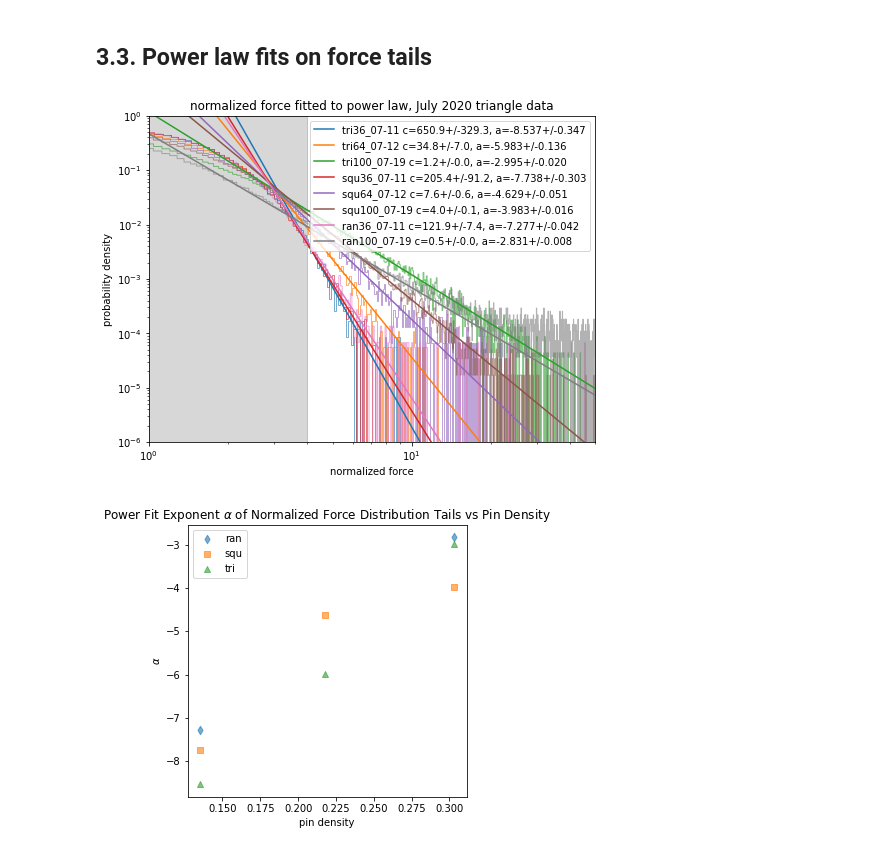
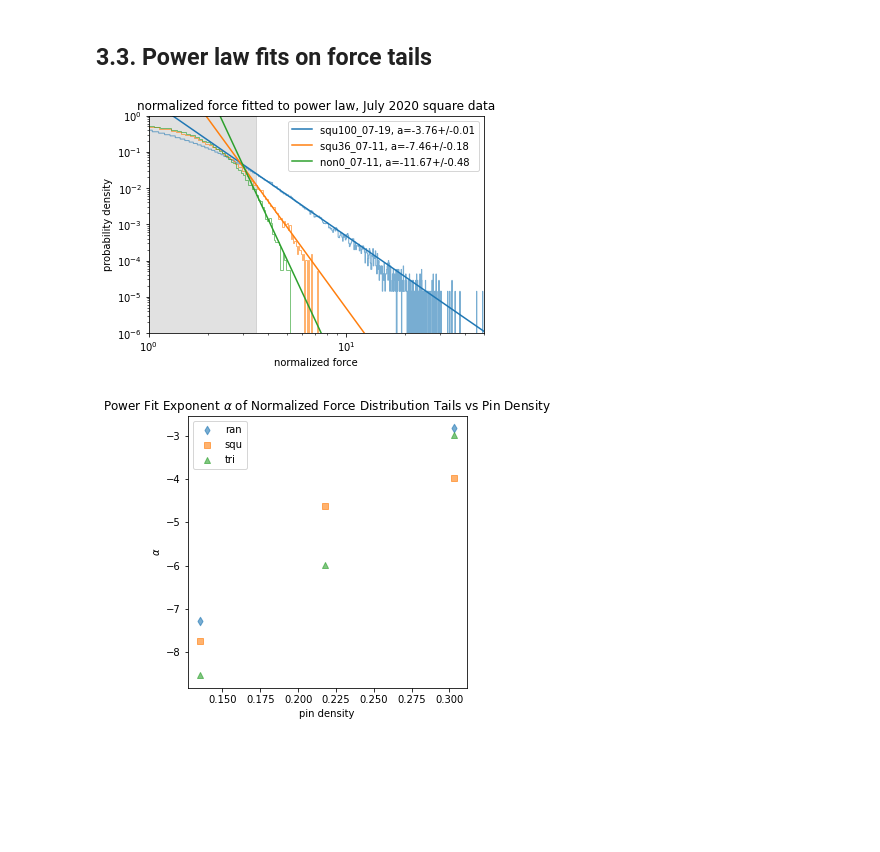
Before and after one commit to andyletzhang/SwatGrains, a Jupyter notebook: BondInfo_Analysis.ipynb, the cells around one changed output. Drawn from its saved outputs; the diff is of its cells as text; code cells hidden in the pictures; blank space fills up the shorter version.

```diff
--- a/BondInfo_Analysis.ipynb
+++ b/BondInfo_Analysis.ipynb
@@ -122,20 +153,3 @@ def bond_location(bondInfo, bondType):
 ## 0.2. Load Data
 
 Loads a set of bondInfo.txt files as hierarchically indexed DataFrames, which contain each jammed trial indexed by trial name and original row number. DataFrames are stored in the dictionary `dataDict`, and are indexed by abbreviated file names for easier iteration.
-# %%
-filenames={'non0_07-11':'simulation_data/non_BondInfo07-11.txt', 'non0_07-13':'simulation_data/non_BondInfo07-13.txt',
-           'non0_08-02':'simulation_data/ZeroPinData/non_BondInfo08-02.txt', 'non0_06-20':'simulation_data/ZeroPinData/non_BondInfo06-20.txt',
-           'squ16_08-05':'simulation_data/squ_BondInfoNp16_08-05.txt', 'squ64_08-05':'simulation_data/squ_BondInfoNp64_08-05.txt','squ36_07-11':'simulation_data/squ_BondInfo07-11.txt',
-           'squ64_07-12':'simulation_data/squ_BondInfo07-12.txt', 'squ64_07-13':'simulation_data/squ_BondInfo07-13.txt',
-           'tri36_07-11':'simulation_data/tri_BondInfo07-11.txt', 'tri64_08-08':'simulation_data/tri_BondInfoNp64_08-08.txt', 'tri64_07-12':'simulation_data/tri_BondInfo07-12.txt',
-           'ran36_07-11':'simulation_data/ran_BondInfo07-11.txt', 'squ100_07-19':'simulation_data/squ_BondInfo07-19.txt', 'tri100_07-19':'simulation_data/tri_BondInfo07-19.txt', 'ran100_07-19':'simulation_data/ran_BondInfo07-19.txt',
-           'squ36_08-05':'simulation_data/squ_BondInfo08-05_36.txt', 'squ49_08-06':'simulation_data/squ_BondInfo08-06_49.txt',
-           'tri36_08-08':'simulation_data/tri_BondInfo08-08_36.txt', 'tri49_08-08':'simulation_data/tri_BondInfo08-08_49.txt',
-           'tri16_08-08':'simulation_data/tri_BondInfoNp16_08-08.txt'}
-
-files = ['non0_07-11','squ36_07-11', 'squ64_07-12', 'squ100_07-19','ran36_07-11','ran100_07-19', 'tri36_07-11', 'tri64_07-12', 'tri100_07-19']
-#files=['squ16_08-05','squ64_08-05','squ36_07-11','squ64_07-12','squ64_07-13','squ100_07-19','squ36_08-05','squ49_08-06']
-#files=['tri36_07-11','tri64_08-08','tri64_07-12','tri100_07-19','tri36_08-08','tri49_08-08','tri16_08-08']
-#files = filenames.keys()
-
-dataDict={file:read_data(filenames[file]) for file in files}
@@ -161,7 +199,7 @@ def power_fit(xdata, coeff, power, intercept):
     return coeff*(xdata)**power+intercept
 
 upperCutoff=100
-contactParameters=pd.DataFrame()
+contactParameters=[]
 intercepts=[]
 plt.figure(figsize=(8,8))
 for colorCounter, file in enumerate(files):
@@ -183,7 +221,7 @@ for colorCounter, file in enumerate(files):
         g=np.sqrt(3)/2
     else:
         g=1
-    contactParameters=pd.concat([contactParameters, pd.DataFrame({'n_pins':fileData[1],'n_total':fileData[0],'lambda':fileData[-2]/fileData[-1],'alpha':np.pi*(1+1.4**2)/(2*g)*(fileData[-2]/fileData[-1])**2,'coeff': coeff, 'err1': perror[0], 'power': power, 'err2': perror[1], 'intercept': intercept, 'err3':perror[2], 'geo':file[:3]}, index=[file])], axis=0)
+    contactParameters.append(pd.DataFrame({'n_pins':fileData[1],'n_total':fileData[0],'lambda':fileData[-2]/fileData[-1],'alpha':np.pi*(1+1.4**2)/(2*g)*(fileData[-2]/fileData[-1])**2,'coeff': coeff, 'err1': perror[0], 'power': power, 'err2': perror[1], 'intercept': intercept, 'err3':perror[2], 'geo':file[:3]}, index=[file]))
     # Export delta z values to Pressures.txt file for plotting in Info_Analysis.ipynb
     #pressurePath=filenames[file].split('/')
     #pressurePath[-1]=pressurePath[-1].replace('BondInfo','Pressures')
@@ -191,6 +229,7 @@ for colorCounter, file in enumerate(files):
     #pressureData.drop('contacts', axis=1, inplace=True)
     #pressureData.to_csv('/'.join(pressurePath), sep=' ')
 
+contactParameters=pd.concat(contactParameters)
 plt.ylabel('mean contact number', fontsize=14)
 #plt.axvspan(0,upperCutoff, color='green', alpha=0.1) # highlight region being fitted
 plt.xlabel('$P*r_s^2$', fontsize=14)
@@ -208,7 +249,7 @@ def power_fit(xdata, coeff, power, intercept):
     return coeff*(xdata)**power+intercept
 
 upperCutoff=100
-contactParameters=pd.DataFrame()
+contactParameters=[]
 intercepts=[]
 plt.figure(figsize=(8,8))
 for colorCounter, file in enumerate(files):
@@ -232,14 +273,14 @@ for colorCounter, file in enumerate(files):
         g=np.sqrt(3)/2
     else:
         g=1
-    contactParameters=pd.concat([contactParameters, pd.DataFrame({'n_pins':fileData[1],'n_total':fileData[0],'lambda':fileData[-2]/fileData[-1],'alpha':np.pi*(1+1.4**2)/(2*g)*(fileData[-2]/fileData[-1])**2,'coeff': coeff, 'err1': perror[0], 'power': power, 'err2': perror[1], 'intercept': intercept, 'err3':perror[2], 'geo':file[:3]}, index=[file])], axis=0)
+    contactParameters.append(pd.DataFrame({'n_pins':fileData[1],'n_total':fileData[0],'lambda':fileData[-2]/fileData[-1],'alpha':np.pi*(1+1.4**2)/(2*g)*(fileData[-2]/fileData[-1])**2,'coeff': coeff, 'err1': perror[0], 'power': power, 'err2': perror[1], 'intercept': intercept, 'err3':perror[2], 'geo':file[:3]}, index=[file]))
     # Export delta z values to Pressures.txt file for plotting in Info_Analysis.ipynb
     #pressurePath=filenames[file].split('/')
     #pressurePath[-1]=pressurePath[-1].replace('BondInfo','Pressures')
     #pressureData['delta_z']=pressureData['contacts']-intercept
     #pressureData.drop('contacts', axis=1, inplace=True)
     #pressureData.to_csv('/'.join(pressurePath), sep=' ')
-
+contactParameters=pd.concat(contactParameters)
 plt.ylabel('mean contact number', fontsize=14)
 #plt.axvspan(0,upperCutoff, color='green', alpha=0.1) # highlight region being fitted
 plt.xlabel('$P*r_s^2$', fontsize=14)
@@ -639,38 +682,40 @@ lineLegend = plt.gca().legend(custom_lines1,['36 pins', '64 pins', '100 pins'],l
 # %%
 def power_law(x, c, alpha):
     return c*(x**alpha)
 
 a=[]
 pindensity=[]
 geometry=[]
 bw=0.08
-plt.figure(figsize=(8,6))
-for counter, file in enumerate(['tri36_07-11', 'tri64_07-12', 'tri100_07-19','squ36_07-11', 'squ64_07-12', 'squ100_07-19','ran36_07-11', 'ran100_07-19']):
+plt.figure(figsize=(6,4))
+for counter, file in enumerate(['squ100_07-19','squ36_07-11','non0_07-11']):
     n, bins = plt.hist(dataDict[file]['normalizedForce']/1e6, bins=int(1e-6*dataDict[file]['normalizedForce'].max()/bw), histtype='step', color='C{}'.format(counter), alpha=0.6, density=True)[:2]
     bins=bins[:-1]+np.diff(bins)/2
     parameters, covariance = sp.curve_fit(power_law, bins[bins>4], n[bins>4], maxfev=1000000)
     error=np.sqrt(np.diag(covariance))
     xrange=np.linspace(1e-5,50, 1000)
     a.append(parameters[1])
     geometry.append(file[0:3])
-    if int(file[3:5])==10:
+    if file[3:5]=='0_':
+        pinnumber=0
+    elif int(file[3:5])==10:
         pinnumber=100
     else:
         pinnumber=int(file[3:5])
     pindensity.append(int(pinnumber)/(230+int(pinnumber)))
     plt.ylim(1e-6,1)
     plt.xlim(1,50)
-    plt.loglog(xrange, power_law(xrange, parameters[0], parameters[1]), color='C{}'.format(counter), label='{} c={c:.1f}+/-{ce:.1f}, a={a:.3f}+/-{ae:.3f}'.format(file, c=parameters[0],ce=error[0],a=parameters[1],ae=error[1]))
+    plt.loglog(xrange, power_law(xrange, parameters[0], parameters[1]), color='C{}'.format(counter), label='{}, a={a:.2f}+/-{ae:.2f}'.format(file, a=parameters[1],ae=error[1]))
     plt.legend()
     #plt.yscale('log')
-    plt.axvspan(0,4,alpha=0.02,color='k')
-    plt.title('normalized force fitted to power law, July 2020 triangle data')
+    plt.axvspan(0,4,alpha=0.04,color='k')
+    plt.title('normalized force fitted to power law, July 2020 square data')
     plt.xlabel('normalized force')
     plt.ylabel('probability density')
-    #plt.savefig('plots/normalized_force-loglog_power_fits-tri.png', dpi=300)
+    plt.savefig('plots/presentation-force_loglog_power_fits-squ.png', dpi=300)
 alphaFrame=pd.DataFrame({'pindensity':pindensity,'alpha':a,'geometry':geometry})
 # %% [output]
-[figure, old version]
+[figure, new version]
 # %%
 plt.figure(figsize=(5,5))
 for colorCounter, geo in enumerate(alphaFrame.groupby('geometry')):
```
Also changed, not shown: parts of 55 cells of this notebook, 3 other files.
